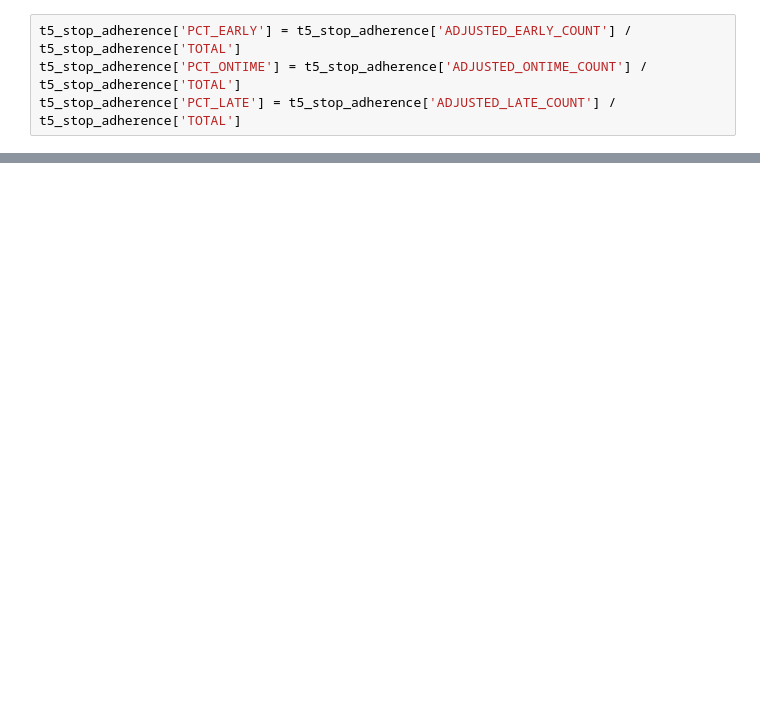
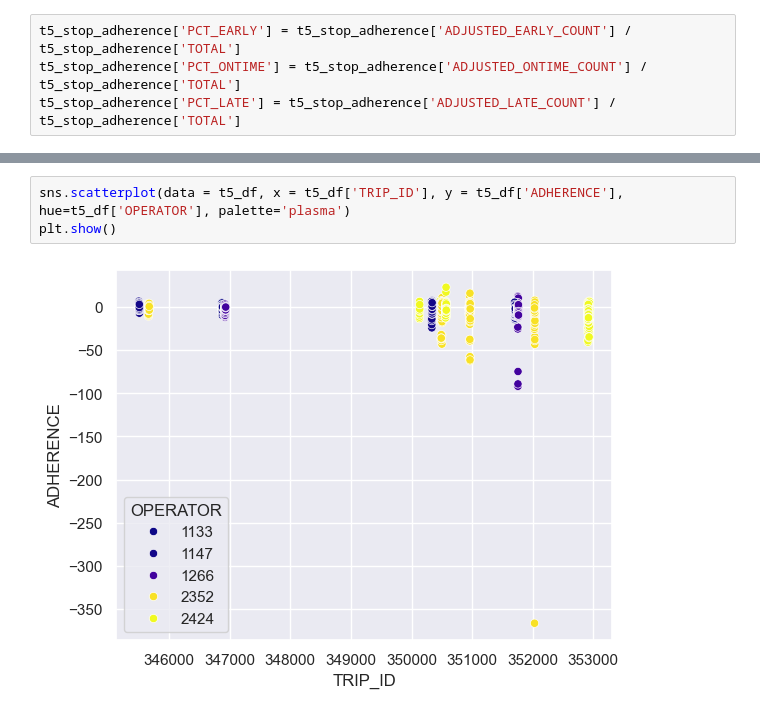
Before and after one commit to Isiybelle/wego-analysis, a Jupyter notebook: notebooks/TKhercules.ipynb, the cells around one changed output, grey strips where cells are left out. Drawn from its saved outputs; the diff is of its cells as text; blank space fills up the shorter version.

```diff
--- a/notebooks/TKhercules.ipynb
+++ b/notebooks/TKhercules.ipynb
@@ -748,0 +857,5 @@ plt.show()
+# %%
+sns.scatterplot(data = t5_df, x = t5_df['TRIP_ID'], y = t5_df['ADHERENCE'], hue=t5_df['OPERATOR'], palette='plasma')
+plt.show()
+# %% [output]
+[figure, added]
```
Also changed, not shown: parts of 9 cells of this notebook, 3 other files.
